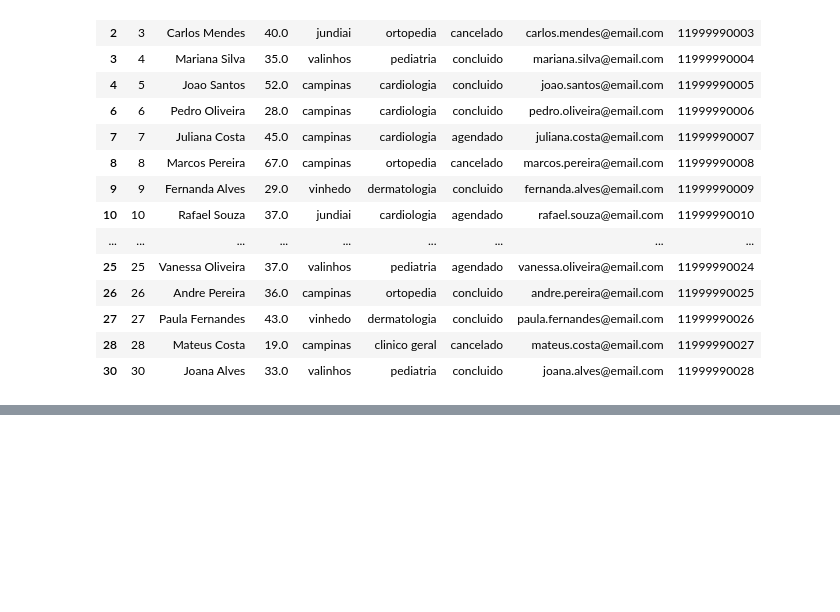
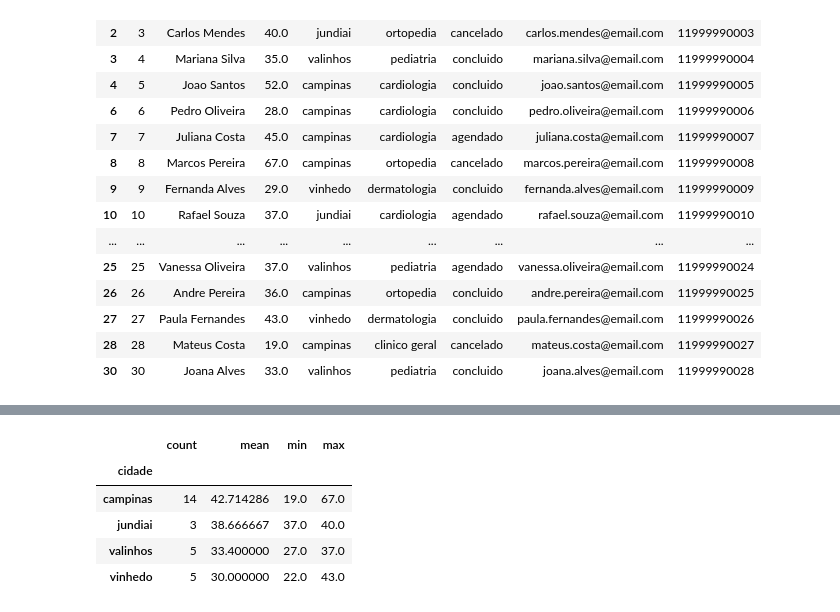
Before and after one commit to brunohll03/Projeto_Analise_Dados_em_Python, a Jupyter notebook: notebooks/analise_atendimentos.ipynb, the cells around one changed output, grey strips where cells are left out. Drawn from its saved outputs; the diff is of its cells as text; code cells hidden in the pictures; blank space fills up the shorter version.

```diff
--- a/notebooks/analise_atendimentos.ipynb
+++ b/notebooks/analise_atendimentos.ipynb
@@ -241,0 +378,9 @@ df.drop_duplicates(subset="email", keep="first")
+# %%
+df.groupby("cidade")["idade"].agg(["count", "mean", "min", "max"])  # Qual é o resumo das idades dos pacientes em cada cidade?
+# %% [output]
+|  | count | mean | min | max |
+| cidade |  |  |  |  |
+| campinas | 14 | 42.714286 | 19.0 | 67.0 |
+| jundiai | 3 | 38.666667 | 37.0 | 40.0 |
+| valinhos | 5 | 33.400000 | 27.0 | 37.0 |
+| vinhedo | 5 | 30.000000 | 22.0 | 43.0 |
```
Also changed, not shown: parts of 53 cells of this notebook, 3 other files.
